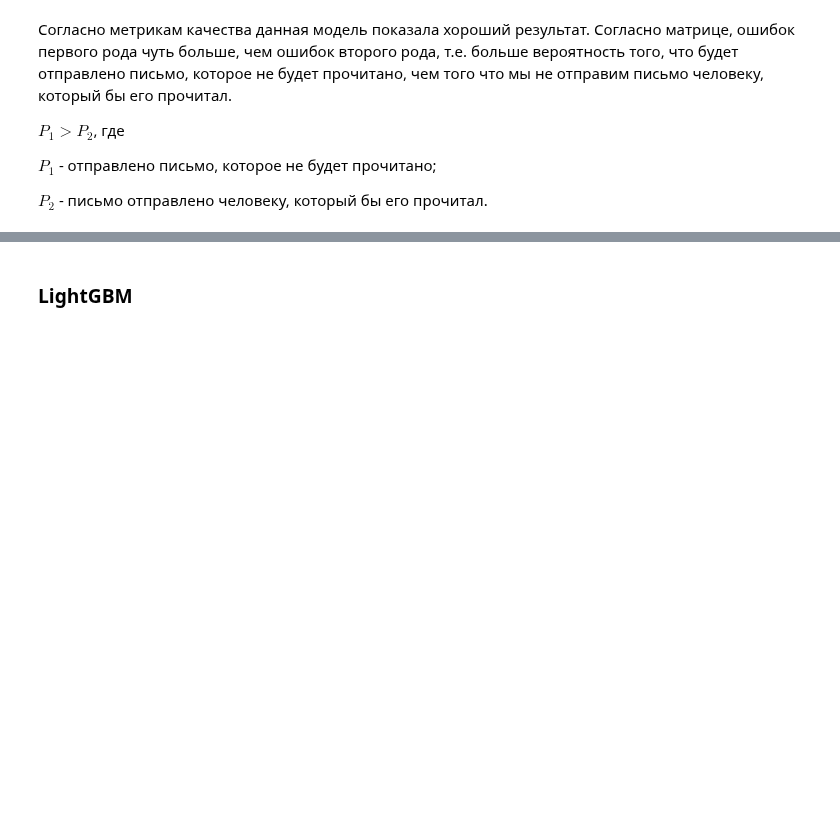
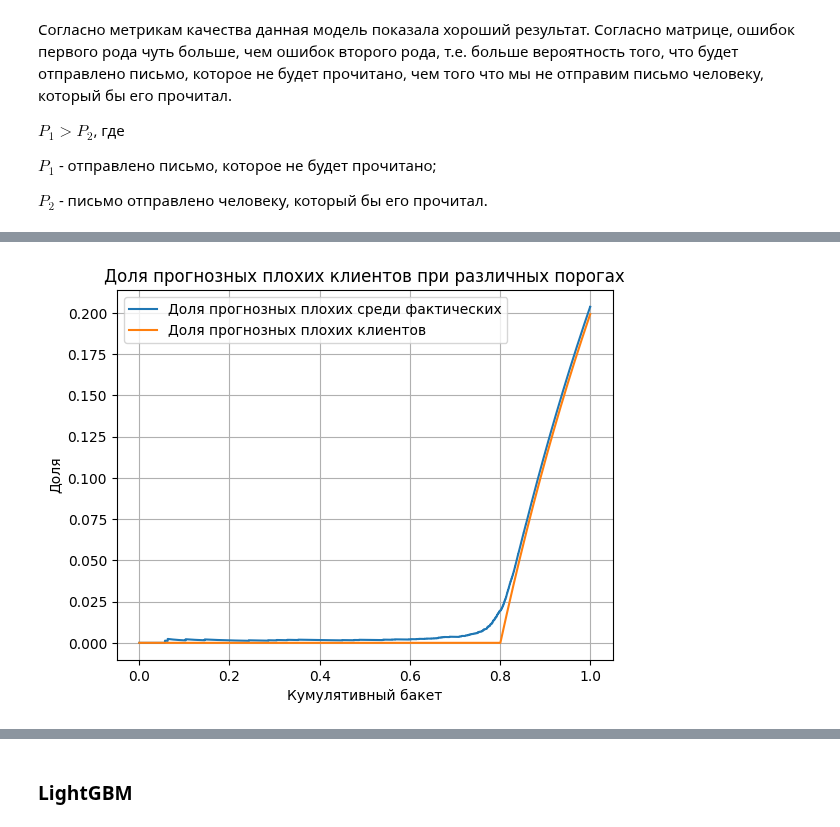
Before and after one commit to Bjorik23/mipt_datatons, a Jupyter notebook: target_customer_segment/ml_boost/ml_boost.ipynb, the cells around one changed output, grey strips where cells are left out. Drawn from its saved outputs; the diff is of its cells as text; code cells hidden in the pictures; blank space fills up the shorter version.

```diff
--- a/target_customer_segment/ml_boost/ml_boost.ipynb
+++ b/target_customer_segment/ml_boost/ml_boost.ipynb
@@ -741,0 +862,5 @@ with open(r'models/catb_class_model.pkl', 'wb') as file:
+# %%
+# Построим график
+plot_cumulative_buckets(y_true, y_pred_proba)
+# %% [output]
+[figure, added]
```
Also changed, not shown: parts of 18 cells of this notebook, 1 other file.
